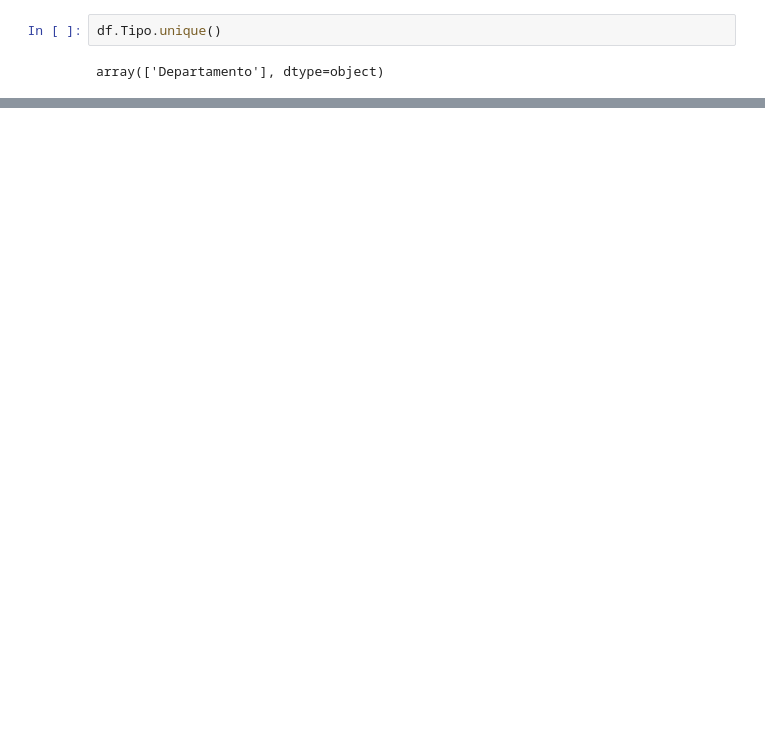
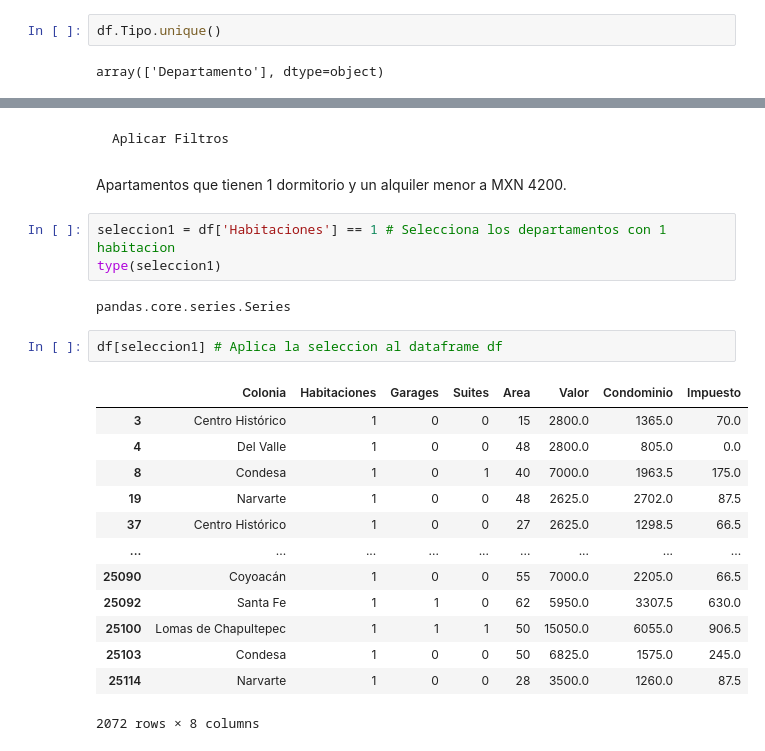
Before and after one commit to LejImkoaj/iniciando-pandas, a Jupyter notebook: pandas-bibliotecas.ipynb, the cells around one changed output, grey strips where cells are left out. Cells and saved outputs as stored; diff of their text form; blank space fills up the shorter version.

Commit message:
aplicar filtros

```diff
--- a/pandas-bibliotecas.ipynb
+++ b/pandas-bibliotecas.ipynb
@@ -563,3 +563,28 @@ df.sample(10)
 | 20727 | Napoles | 1 | 0 | 0 | 50 | 8050.0 | 3045.0 | 80.5 |
 | 1263 | Santa Fe | 4 | 4 | 4 | 230 | 63000.0 | 17500.0 | 7000.0 |
 | 18661 | Santa Fe | 3 | 2 | 1 | 116 | 10500.0 | 5239.5 | 1130.5 |
+# %% [markdown]
+    Aplicar Filtros
+# %% [markdown]
+Apartamentos que tienen 1 dormitorio y un alquiler menor a MXN 4200.
+# %%
+seleccion1 = df['Habitaciones'] == 1 # Selecciona los departamentos con 1 habitacion
+type(seleccion1)
+# %% [output]
+pandas.core.series.Series
+# %%
+df[seleccion1] # Aplica la seleccion al dataframe df
+# %% [output]
+|  | Colonia | Habitaciones | Garages | Suites | Area | Valor | Condominio | Impuesto |
+| 3 | Centro Histórico | 1 | 0 | 0 | 15 | 2800.0 | 1365.0 | 70.0 |
+| 4 | Del Valle | 1 | 0 | 0 | 48 | 2800.0 | 805.0 | 0.0 |
+| 8 | Condesa | 1 | 0 | 1 | 40 | 7000.0 | 1963.5 | 175.0 |
+| 19 | Narvarte | 1 | 0 | 0 | 48 | 2625.0 | 2702.0 | 87.5 |
+| 37 | Centro Histórico | 1 | 0 | 0 | 27 | 2625.0 | 1298.5 | 66.5 |
+| ... | ... | ... | ... | ... | ... | ... | ... | ... |
+| 25090 | Coyoacán | 1 | 0 | 0 | 55 | 7000.0 | 2205.0 | 66.5 |
+| 25092 | Santa Fe | 1 | 1 | 0 | 62 | 5950.0 | 3307.5 | 630.0 |
+| 25100 | Lomas de Chapultepec | 1 | 1 | 1 | 50 | 15050.0 | 6055.0 | 906.5 |
+| 25103 | Condesa | 1 | 0 | 0 | 50 | 6825.0 | 1575.0 | 245.0 |
+| 25114 | Narvarte | 1 | 0 | 0 | 28 | 3500.0 | 1260.0 | 87.5 |
+2072 rows × 8 columns
```
Also changed, not shown: parts of 7 cells of this notebook.
